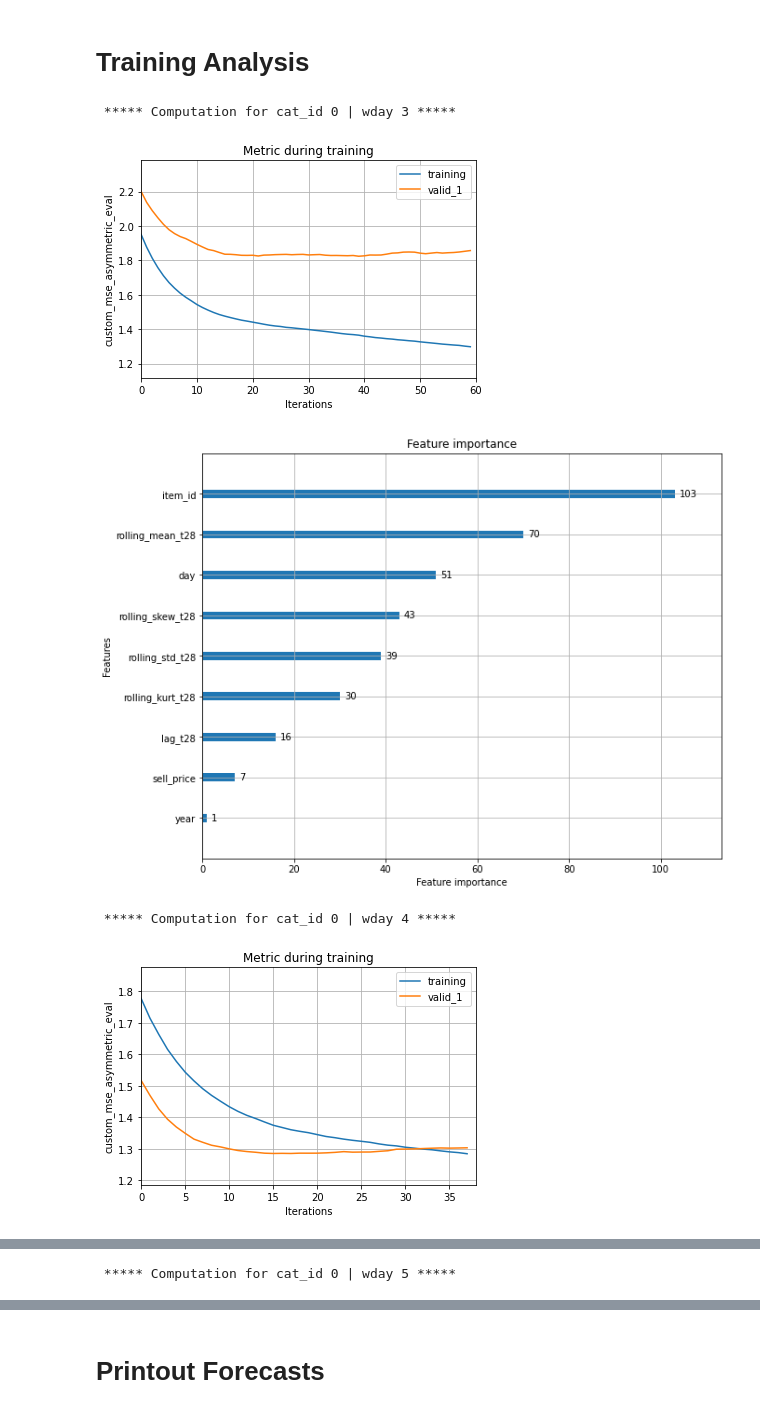
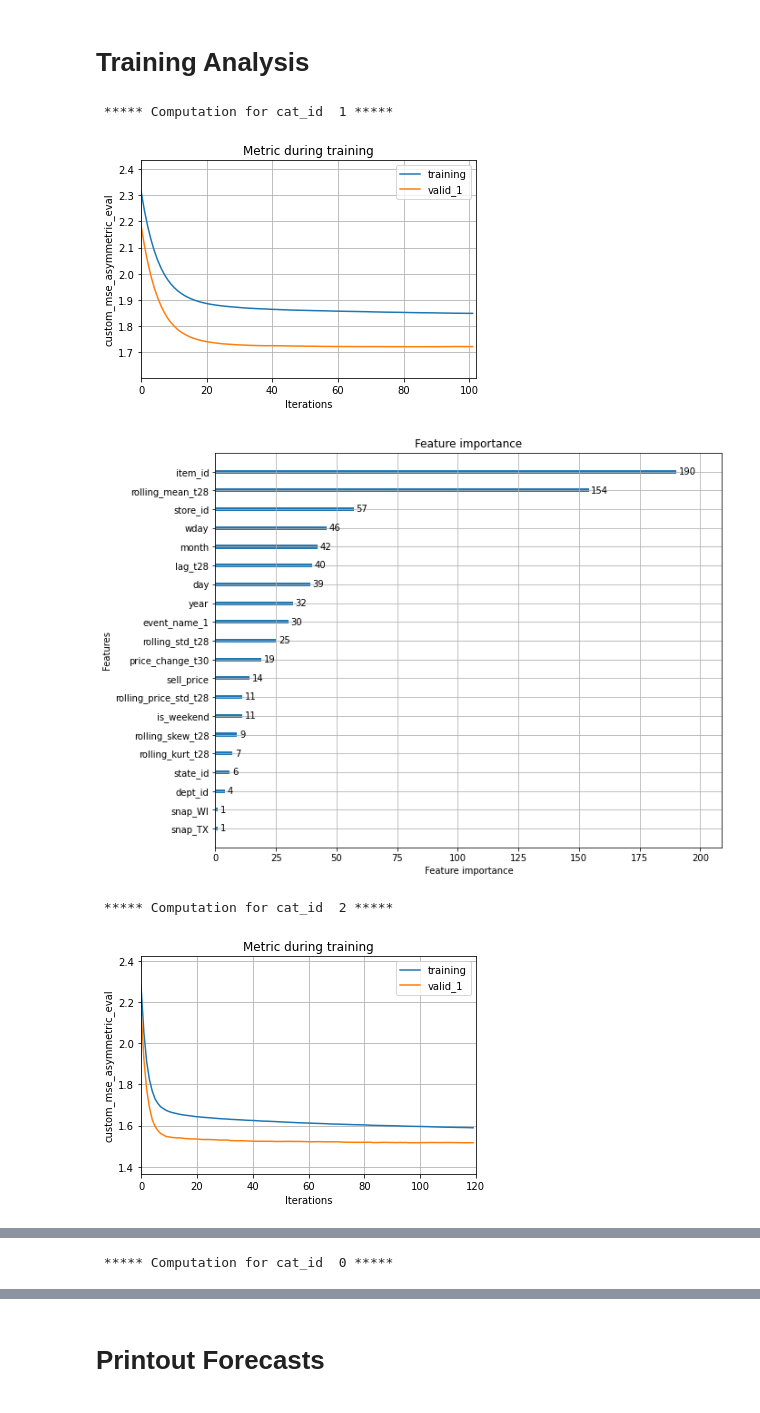
Before and after one commit to dominicdoerig/predicting-sales-data, a Jupyter notebook: m5_challenge/06_gbm_forecasting.ipynb, the cells around one changed output, grey strips where cells are left out. Saved outputs shown, nothing was run; the diff lists cells and outputs as text; code cells hidden in the pictures.

Commit message:
Revert "one model for each wday and cat_id (total 21 models)"
This reverts commit 44b44fd816d5340e14e77f391d36e0f6110db549.

```diff
--- a/m5_challenge/06_gbm_forecasting.ipynb
+++ b/m5_challenge/06_gbm_forecasting.ipynb
@@ -220,32 +229,31 @@ Training for cat_id 0 | wday 5 took 0.01 minutes.
 # %%
+
+
+# keep date here, drop later
 x_pred = df_merged[(df_merged['data_type'] == 'validation')][features]
 x_pred['y_pred'] = np.nan
 
+
 for cat in x_pred.cat_id.drop_duplicates():
-    for wday in x_pred.wday.drop_duplicates():
-        mod = lgb.Booster(
-            model_file=f'{models_path}gbm_cat_id_{cat}_wday_{wday}_{prefix}.txt'
-        )
-        x_pred.loc[(x_pred.wday == wday) & (x_pred.cat_id == cat),'y_pred']= mod.predict(x_pred.loc[
-                x_pred.cat_id == cat].loc[x_pred.wday == wday][features])
+    mod = lgb.Booster(model_file=f'{models_path}gbm_cat_id_{cat}_{prefix}.txt')
+    x_pred.loc[x_pred.cat_id == cat,'y_pred'] = mod.predict(x_pred.loc[x_pred.cat_id == cat][features])
 # %% [markdown]
 # Training Analysis
 # %%
 for cat in x_pred.cat_id.drop_duplicates():
-    for wday in x_pred.wday.drop_duplicates():
-        print(f'\n ***** Computation for cat_id {cat} | wday {wday} *****')
+    print('\n ***** Computation for cat_id ', cat, '*****')
 
-        mod = lgb.Booster(model_file=f'{models_path}gbm_cat_id_{cat}_wday_{wday}_{prefix}.txt')
-        evals = pickle.load(open(f'{models_path}evals_result_cat_id_{cat}_wday_{wday}_{prefix}.pkl', 'rb'))
+    mod = lgb.Booster(model_file=f'{models_path}gbm_cat_id_{cat}_{prefix}.txt')
+    evals = pickle.load(open(f'{models_path}evals_result_cat_id_{cat}_{prefix}.pkl', 'rb'))
 
-        ax = lgb.plot_metric(evals)
-        plt.show()
+    ax = lgb.plot_metric(evals)
+    plt.show()
 
-        ax = lgb.plot_importance(mod, figsize=(10,8))
-        plt.show()
+    ax = lgb.plot_importance(mod, figsize=(10,8))
+    plt.show()
 # %% [output]
- ***** Computation for cat_id 0 | wday 3 *****
+ ***** Computation for cat_id  1 *****
-[figure, old version]
+[figure, new version]
-[figure, old version]
+[figure, new version]
- ***** Computation for cat_id 0 | wday 4 *****
+ ***** Computation for cat_id  2 *****
-[figure, old version]
+[figure, new version]
@@ -253 +261 @@ for cat in x_pred.cat_id.drop_duplicates():
- ***** Computation for cat_id 0 | wday 5 *****
+ ***** Computation for cat_id  0 *****
```
Also changed, not shown: parts of 19 cells of this notebook.
